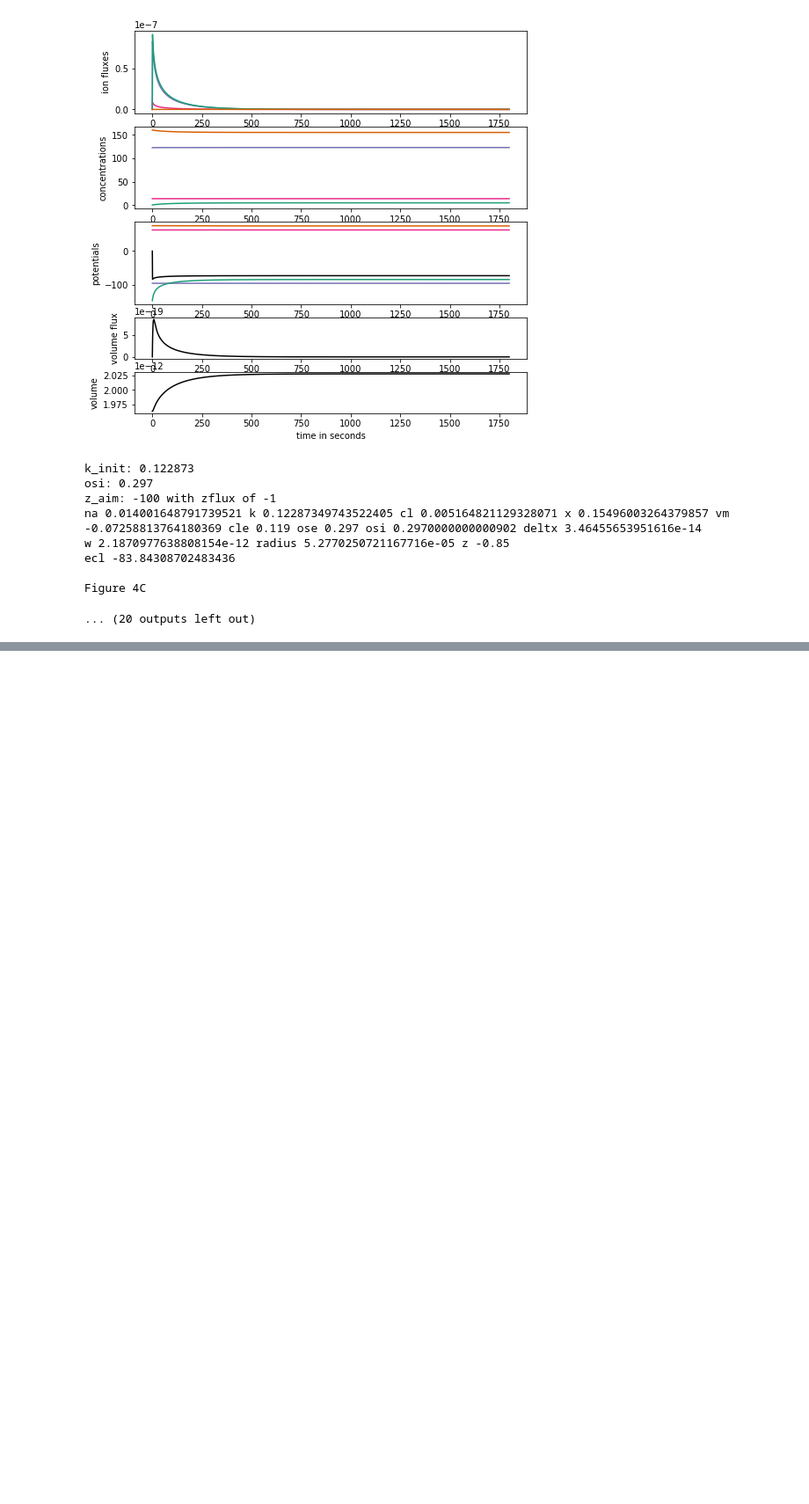
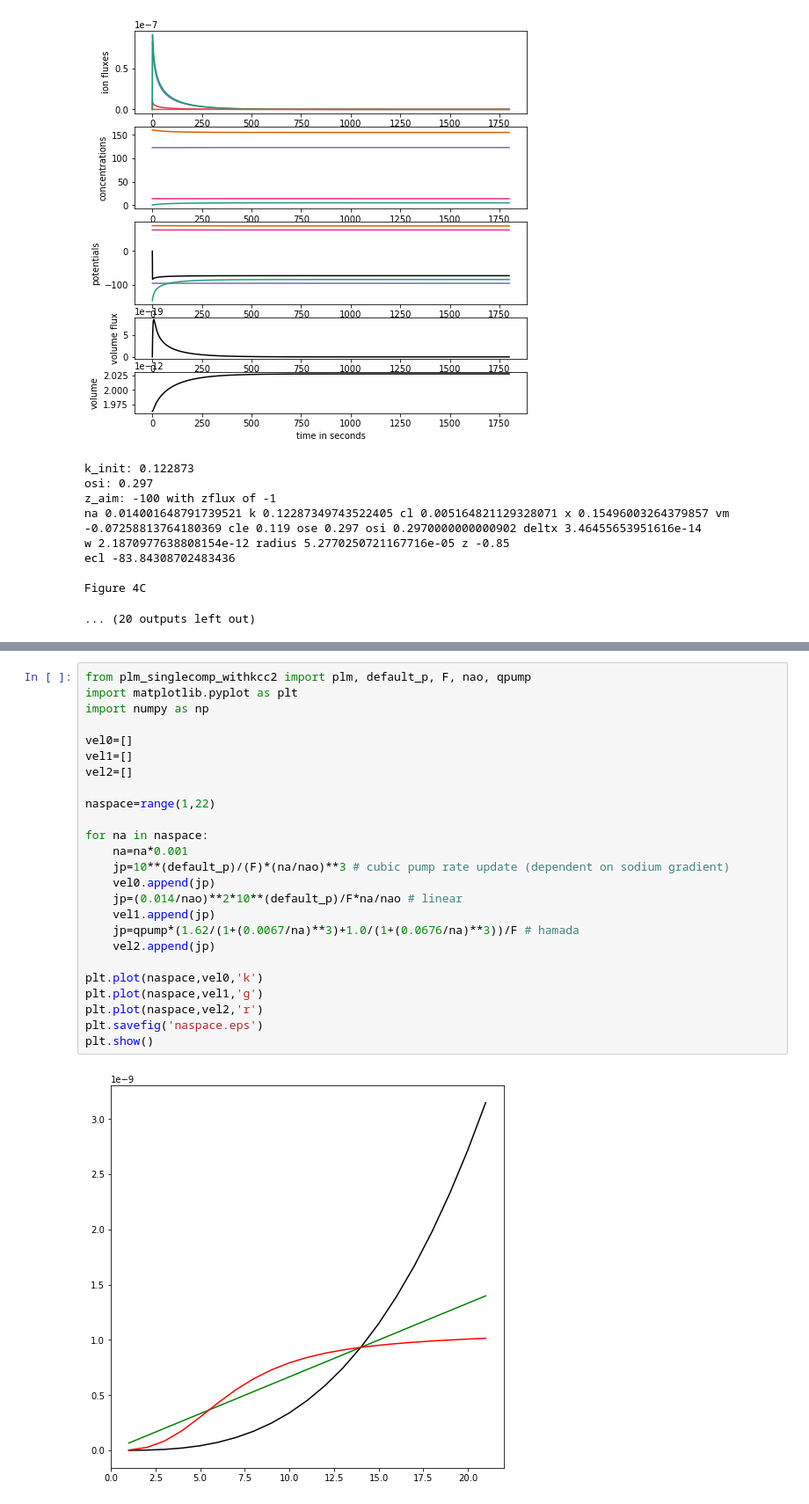
Before and after one commit to kiradust/model-of-neuronal-chloride-homeostasis, a Jupyter notebook: Supplement.ipynb, the cells around one changed output, grey strips where cells are left out. Shown at 88% size. Cells and saved outputs as stored; diff of their text form; blank space fills up the shorter version.

```diff
--- a/Supplement.ipynb
+++ b/Supplement.ipynb
@@ -81,0 +124,27 @@ Figure 4C
+# %%
+from plm_singlecomp_withkcc2 import plm, default_p, F, nao, qpump
+import matplotlib.pyplot as plt
+import numpy as np
+
+vel0=[]
+vel1=[]
+vel2=[]
+
+naspace=range(1,22)
+
+for na in naspace:
+    na=na*0.001
+    jp=10**(default_p)/(F)*(na/nao)**3 # cubic pump rate update (dependent on sodium gradient)
+    vel0.append(jp)
+    jp=(0.014/nao)**2*10**(default_p)/F*na/nao # linear
+    vel1.append(jp)
+    jp=qpump*(1.62/(1+(0.0067/na)**3)+1.0/(1+(0.0676/na)**3))/F # hamada
+    vel2.append(jp)
+
+plt.plot(naspace,vel0,'k')
+plt.plot(naspace,vel1,'g')
+plt.plot(naspace,vel2,'r')
+plt.savefig('naspace.eps')
+plt.show()
+# %% [output]
+[figure, added]
```
Also changed, not shown: parts of 7 cells of this notebook, 5 other files.
